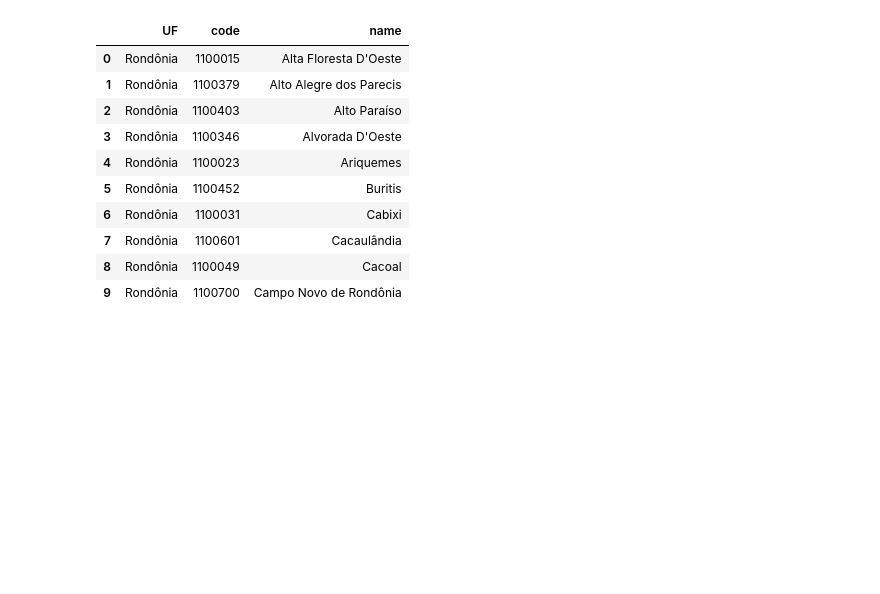
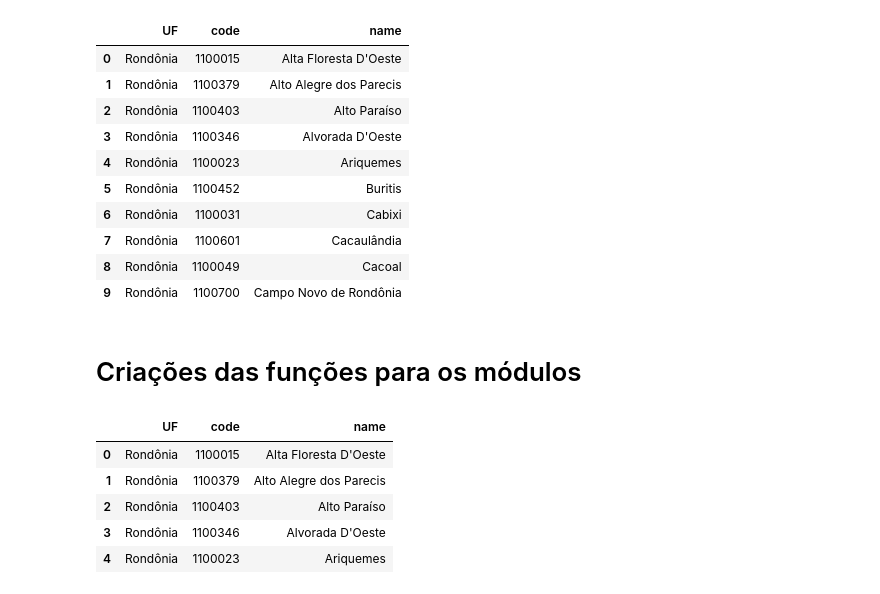
Before and after one commit to xandeoliveira/dashboard-infodengue, a Jupyter notebook: notebooks/ibge.ipynb, the cells around one changed output. Drawn from its saved outputs; the diff is of its cells as text; code cells hidden in the pictures; blank space fills up the shorter version.

```diff
--- a/notebooks/code_cities.ipynb
+++ b/notebooks/ibge.ipynb
@@ -105,3 +105,15 @@ See the caveats in the documentation: https://pandas.pydata.org/pandas-docs/stab
 | 9 | Rondônia | 1100700 | Campo Novo de Rondônia |
 # %%
 code_cities.to_csv("../datasets/code_cities.csv", index=False)
+# %% [markdown]
+# Criações das funções para os módulos
+# %%
+code_cities = pd.read_csv("../datasets/code_cities.csv")
+code_cities.head(5)
+# %% [output]
+|  | UF | code | name |
+| 0 | Rondônia | 1100015 | Alta Floresta D'Oeste |
+| 1 | Rondônia | 1100379 | Alto Alegre dos Parecis |
+| 2 | Rondônia | 1100403 | Alto Paraíso |
+| 3 | Rondônia | 1100346 | Alvorada D'Oeste |
+| 4 | Rondônia | 1100023 | Ariquemes |
```
Also changed, not shown: parts of 5 cells of this notebook, 5 other files.
